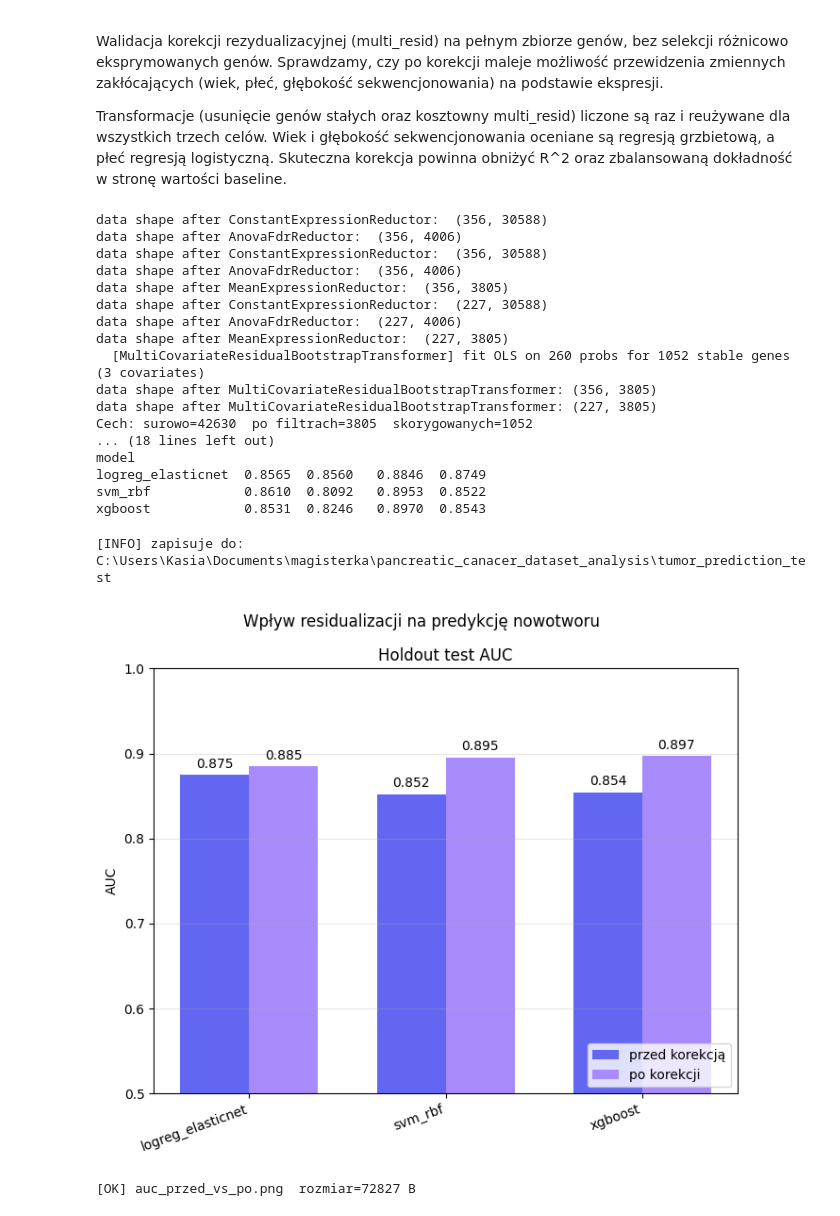
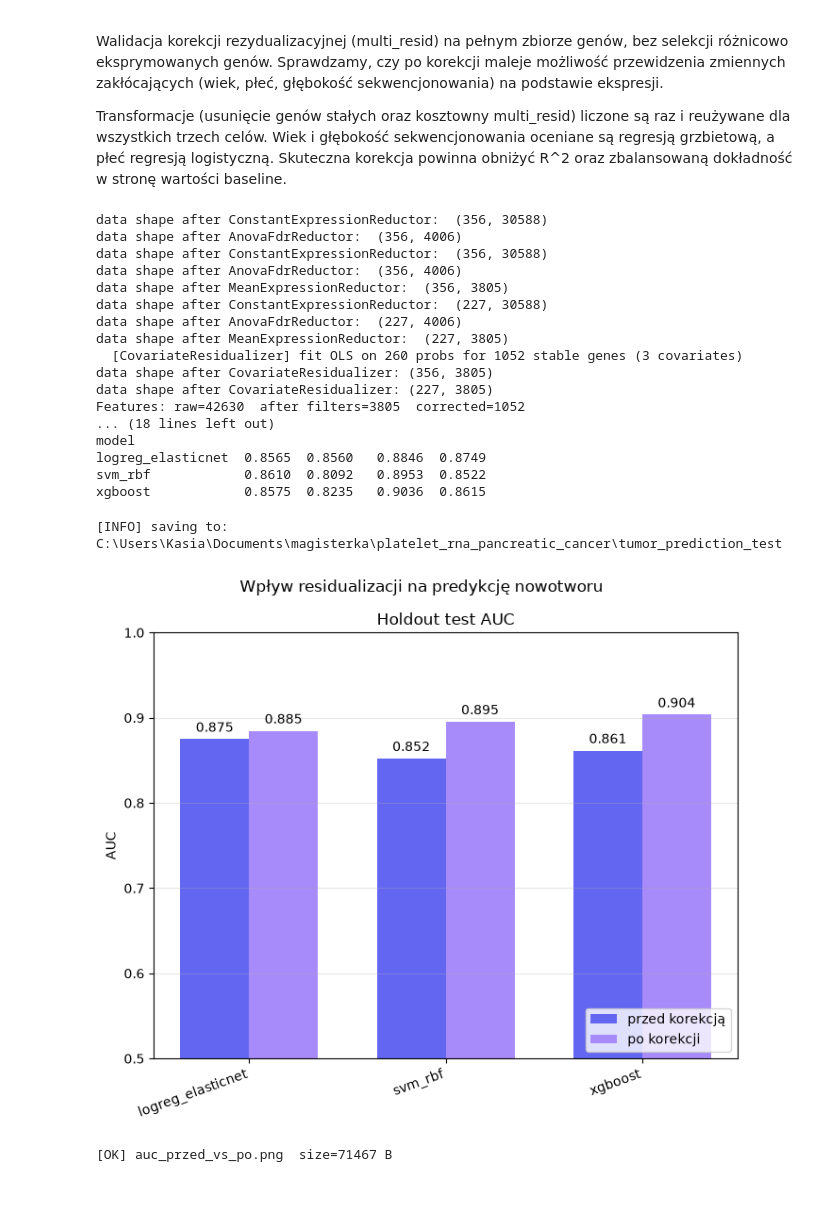
Before and after one commit to kasiaOsowska/platelet_rna_pancreatic_cancer, a Jupyter notebook: 1_data_preparation.ipynb, the cells around one changed output. Saved outputs shown, nothing was run; the diff lists cells and outputs as text; code cells hidden in the pictures.

```diff
--- a/1_data_preparation.ipynb
+++ b/1_data_preparation.ipynb
@@ -408,10 +417,10 @@ All reductors are fit on the training set only and applied to validation/test se
 # %% [markdown]
 ### 4.1. Pipeline definition and gene reduction summary
 # %%
-from utilz.multi_residual_bootstrap import MultiCovariateResidualBootstrapTransformer
+from utilz.multi_residual_bootstrap import CovariateResidualizer
 
 from utilz.multi_residual_bootstrap import (
-    MultiCovariateResidualBootstrapTransformer, build_covariates,
+    CovariateResidualizer, build_covariates,
 )
 
 cov = build_covariates(ds.meta)
@@ -422,9 +431,9 @@ pipeline = Pipeline([
         ('ConstantExpressionReductor', ConstantExpressionReductor()),
         ('AnovaFDRReductor', AnovaFdrReductor(alpha=ANOVA_FDR_THRESHOLD)),
         ('MeanExpressionReductor', MeanExpressionReductor(MEAN_THRESHOLD)),
-        ('multi_resid', MultiCovariateResidualBootstrapTransformer(
+        ('multi_resid', CovariateResidualizer(
             covariates=cov, labels=y_train,
-            n_bootstrap=1000, fdr_alpha=0.05, min_r2=0.05, cv_threshold_pct=30.0,
+            n_bootstrap=1000, min_r2=0.05, cv_threshold_pct=30.0,
         )),
 ])
 
@@ -628,14 +583,14 @@ filter_pipe = Pipeline([
 Xtr_raw = filter_pipe.transform(X_train)
 Xte_raw = filter_pipe.transform(X_test)
 
-resid = MultiCovariateResidualBootstrapTransformer(
+resid = CovariateResidualizer(
     covariates=cov, labels=y_train,
-    n_bootstrap=1000, fdr_alpha=0.05, min_r2=0.05, cv_threshold_pct=30.0,
+    n_bootstrap=1000, min_r2=0.05, cv_threshold_pct=30.0,
 ).fit(Xtr_raw, y_train)
 Xtr_corr = resid.transform(Xtr_raw)
 Xte_corr = resid.transform(Xte_raw)
-print(f"Cech: surowo={X_train.shape[1]}  po filtrach={Xtr_raw.shape[1]}  "
-      f"skorygowanych={len(resid.selected_genes_)}\n")
+print(f"Features: raw={X_train.shape[1]}  after filters={Xtr_raw.shape[1]}  "
+      f"corrected={len(resid.selected_genes_)}\n")
 
 
 # ---------------------------------------------------------------------------
@@ -698,8 +653,8 @@ def test_predykcja_nowotworu(Xtr_raw, Xte_raw, Xtr_corr, Xte_corr, y_train, y_te
     rows = []
     for name, spec in grids.items():
         print(f"=== {name} ===")
-        for etykieta, Xtr, Xte in [("przed", Xtr_raw, Xte_raw),
-                                    ("po   ", Xtr_corr, Xte_corr)]:
+        for etykieta, Xtr, Xte in [("before", Xtr_raw, Xte_raw),
+                                    ("after ", Xtr_corr, Xte_corr)]:
             scaler = StandardScaler().fit(Xtr.values)
             Xtr_z  = scaler.transform(Xtr.values)
             Xte_z  = scaler.transform(Xte.values)
@@ -711,7 +666,7 @@ def test_predykcja_nowotworu(Xtr_raw, Xte_raw, Xtr_corr, Xte_corr, y_train, y_te
             proba_te = gs.best_estimator_.predict_proba(Xte_z)[:, 1]
             auc_cv   = float(gs.best_score_)
             auc_te   = float(roc_auc_score(y_te_np, proba_te))
-            print(f"  {etykieta} korekcji:  CV AUC={auc_cv:.4f}  "
+            print(f"  {etykieta} correction:  CV AUC={auc_cv:.4f}  "
                   f"test AUC={auc_te:.4f}  best={gs.best_params_}")
             rows.append({'model': name, 'etap': etykieta.strip(),
                          'cv_auc': auc_cv, 'test_auc': auc_te})
@@ -719,7 +674,7 @@ def test_predykcja_nowotworu(Xtr_raw, Xte_raw, Xtr_corr, Xte_corr, y_train, y_te
 
     summary = (pd.DataFrame(rows)
                  .pivot(index='model', columns='etap', values=['cv_auc', 'test_auc']))
-    print("=== PODSUMOWANIE ===")
+    print("=== SUMMARY ===")
     print(summary.round(4).to_string())
     return summary
 
@@ -734,15 +689,15 @@ data shape after MeanExpressionReductor:  (356, 3805)
 data shape after ConstantExpressionReductor:  (227, 30588)
 data shape after AnovaFdrReductor:  (227, 4006)
 data shape after MeanExpressionReductor:  (227, 3805)
-  [MultiCovariateResidualBootstrapTransformer] fit OLS on 260 probs for 1052 stable genes (3 covariates)
-data shape after MultiCovariateResidualBootstrapTransformer: (356, 3805)
-data shape after MultiCovariateResidualBootstrapTransformer: (227, 3805)
-Cech: surowo=42630  po filtrach=3805  skorygowanych=1052
+  [CovariateResidualizer] fit OLS on 260 probs for 1052 stable genes (3 covariates)
+data shape after CovariateResidualizer: (356, 3805)
+data shape after CovariateResidualizer: (227, 3805)
+Features: raw=42630  after filters=3805  corrected=1052
 ... (18 lines left out)
 model
 logreg_elasticnet  0.8565  0.8560   0.8846  0.8749
 svm_rbf            0.8610  0.8092   0.8953  0.8522
-xgboost            0.8531  0.8246   0.8970  0.8543
+xgboost            0.8575  0.8235   0.9036  0.8615
 # %%
 from pathlib import Path
 import numpy as np
@@ -752,7 +707,7 @@ plt.style.use('default')
 
 OUT_DIR = Path("tumor_prediction_test").resolve()
 OUT_DIR.mkdir(exist_ok=True)
-print(f"[INFO] zapisuje do: {OUT_DIR}")
+print(f"[INFO] saving to: {OUT_DIR}")
 
 COLOR_PRZED = '#6366f1'   # indigo-500
 COLOR_PO    = '#a78bfa'   # violet-400
@@ -762,36 +717,36 @@ x      = np.arange(len(models))
 w      = 0.35
 
 
 # =====================================================================
 # 1) Glowny wykres: test AUC, przed vs po
 # =====================================================================
 fig, ax = plt.subplots(figsize=(7, 6), facecolor='white')
 
 ax.set_facecolor('white')
-przed = summary[('test_auc', 'przed')].values
-po    = summary[('test_auc', 'po')].values
+przed = summary[('test_auc', 'before')].values
+po    = summary[('test_auc', 'after')].values
 b1 = ax.bar(x - w/2, przed, w, label='przed korekcją', color=COLOR_PRZED)
 b2 = ax.bar(x + w/2, po,    w, label='po korekcji',    color=COLOR_PO)
 for bars, vals in [(b1, przed), (b2, po)]:
     for bar, v in zip(bars, vals):
         ax.text(bar.get_x() + bar.get_width()/2, v + 0.005, f'{v:.3f}',
                 ha='center', va='bottom', fontsize=10)
 ax.set_xticks(x)
 ax.set_xticklabels(models, rotation=20, ha='right')
 ax.set_title('Holdout test AUC')
 ax.set_ylabel('AUC')
 ax.set_ylim(0.5, 1.0)
 ax.grid(axis='y', alpha=0.3)
 ax.legend(loc='lower right')
 
 fig.suptitle('Wpływ residualizacji na predykcję nowotworu', fontsize=12)
 plt.tight_layout()
 
 out_main = OUT_DIR / "auc_przed_vs_po.png"
 plt.savefig(out_main, dpi=200, bbox_inches='tight', facecolor='white')
 plt.show()
-print(f"[OK] {out_main.name}  rozmiar={out_main.stat().st_size} B")
+print(f"[OK] {out_main.name}  size={out_main.stat().st_size} B")
 # %% [output]
-[INFO] zapisuje do: C:\Users\Kasia\Documents\magisterka\pancreatic_canacer_dataset_analysis\tumor_prediction_test
+[INFO] saving to: C:\Users\Kasia\Documents\magisterka\platelet_rna_pancreatic_cancer\tumor_prediction_test
-[figure, old version]
+[figure, new version]
-[OK] auc_przed_vs_po.png  rozmiar=72827 B
+[OK] auc_przed_vs_po.png  size=71467 B
```
Also changed, not shown: parts of 10 cells of this notebook, 43 other files.
